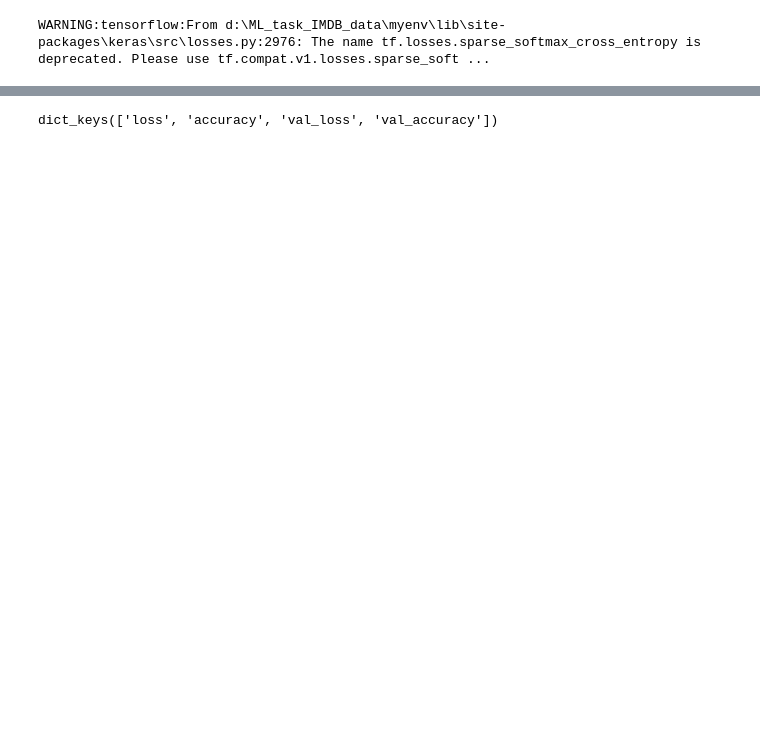
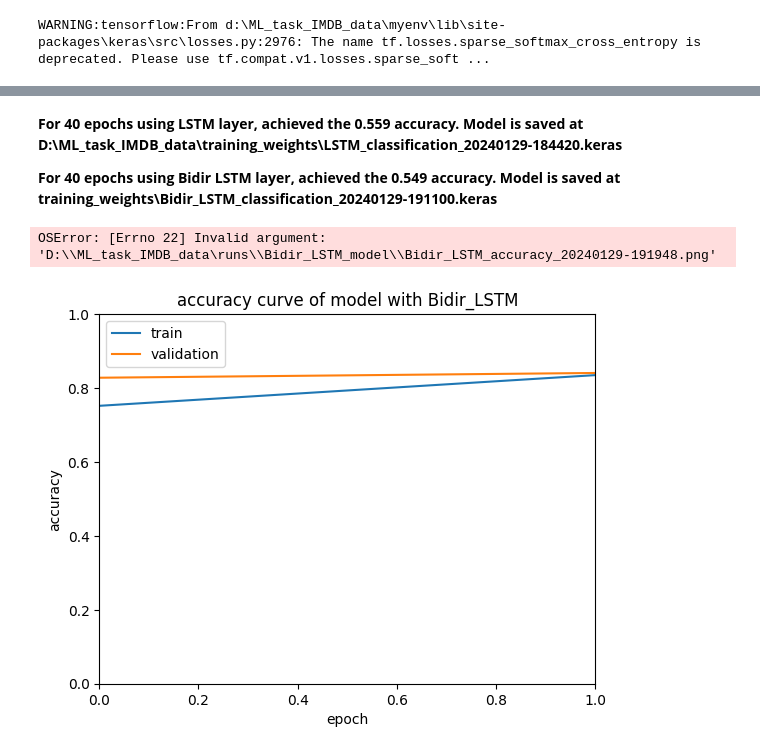
Before and after one commit to GVanave/NLP_Sentiment_Analysis, a Jupyter notebook: model_training.ipynb, the cells around one changed output, grey strips where cells are left out. Drawn from its saved outputs; the diff is of its cells as text; code cells hidden in the pictures; blank space fills up the shorter version.

```diff
--- a/model_training.ipynb
+++ b/model_training.ipynb
@@ -128 +33,20 @@ tokenizered_corpus.shape
+# %%
+def start_training(use_LSTM, max_words, matrix, vec_size, dropout_p, hidden_neurons, lstm_neurons):
+    current_time = datetime.datetime.now().strftime("%Y%m%d-%H%M%S")
+    if use_LSTM:
+        print("running the model with LSTM layer")
+        model = LSTM_model(max_words, matrix, vec_size, dropout_p, hidden_neurons, lstm_neurons)
+        model_type = "LSTM"
+        save_runs = 'D:\ML_task_IMDB_data\runs\LSTM_model'
+    else:
+        print("running model with bidirectional layer")
+        model = BidirLSTM_model(max_words, matrix, vec_size, dropout_p, hidden_neurons, lstm_neurons)
+        model_type = "Bidir_LSTM"
+        save_runs = 'D:\ML_task_IMDB_data\runs\Bidir_LSTM_model'
+
+
+    checkpoint_cb = tensorflow.keras.callbacks.ModelCheckpoint(f"D:/ML_task_IMDB_data/training_weights/{model_type}_classification_{current_time}.keras", save_best_only=True)
+    early_stopping_cb = tensorflow.keras.callbacks.EarlyStopping(monitor="val_accuracy", patience=10)
+
+    return model, checkpoint_cb, early_stopping_cb, model_type, save_runs
 # %%
@@ -254,7 +129,12 @@ weighted avg       0.54      0.55      0.53     22691
+# %% [markdown]
+**For 40 epochs using LSTM layer, achieved the 0.559 accuracy. Model is saved at D:\ML_task_IMDB_data\training_weights\LSTM_classification_20240129-184420.keras**
+
+**For 40 epochs using Bidir LSTM layer, achieved the 0.549 accuracy. Model is saved at training_weights\Bidir_LSTM_classification_20240129-191100.keras**
 # %%
 import matplotlib.pyplot as plt
-# %%
-model_history1.history.keys()
-# %% [output]
-dict_keys(['loss', 'accuracy', 'val_loss', 'val_accuracy'])
+# %%
+model_performance_curves(model_history, performance_para="accuracy", tr_performance_para="accuracy", val_performance_para="val_accuracy", model_type = model_type, path = save_runs)
+# %% [output]
+OSError: [Errno 22] Invalid argument: 'D:\\ML_task_IMDB_data\runs\\Bidir_LSTM_model\\Bidir_LSTM_accuracy_20240129-191948.png'
+[figure, added]
 # %%
```
Also changed, not shown: parts of 34 cells of this notebook.
